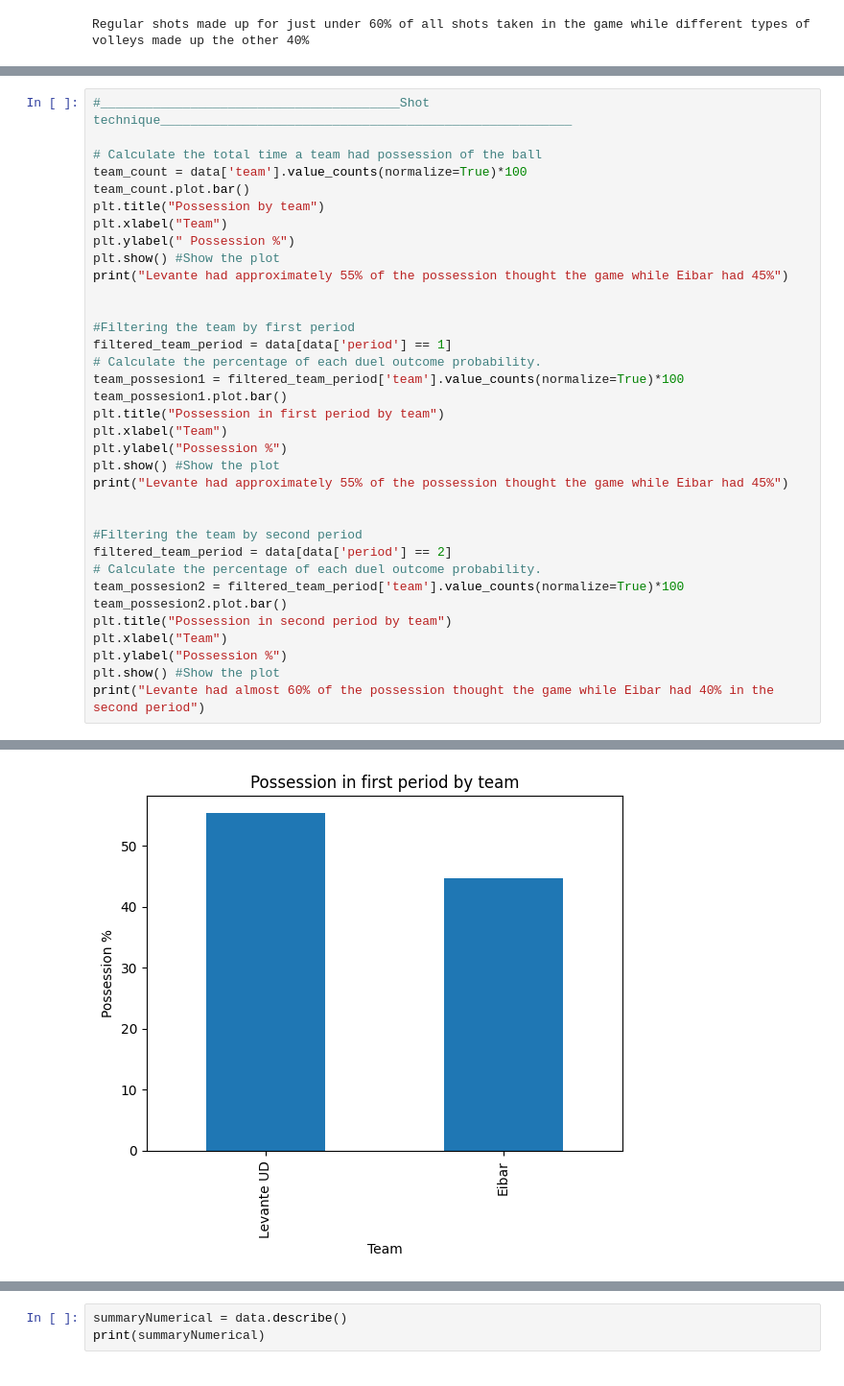
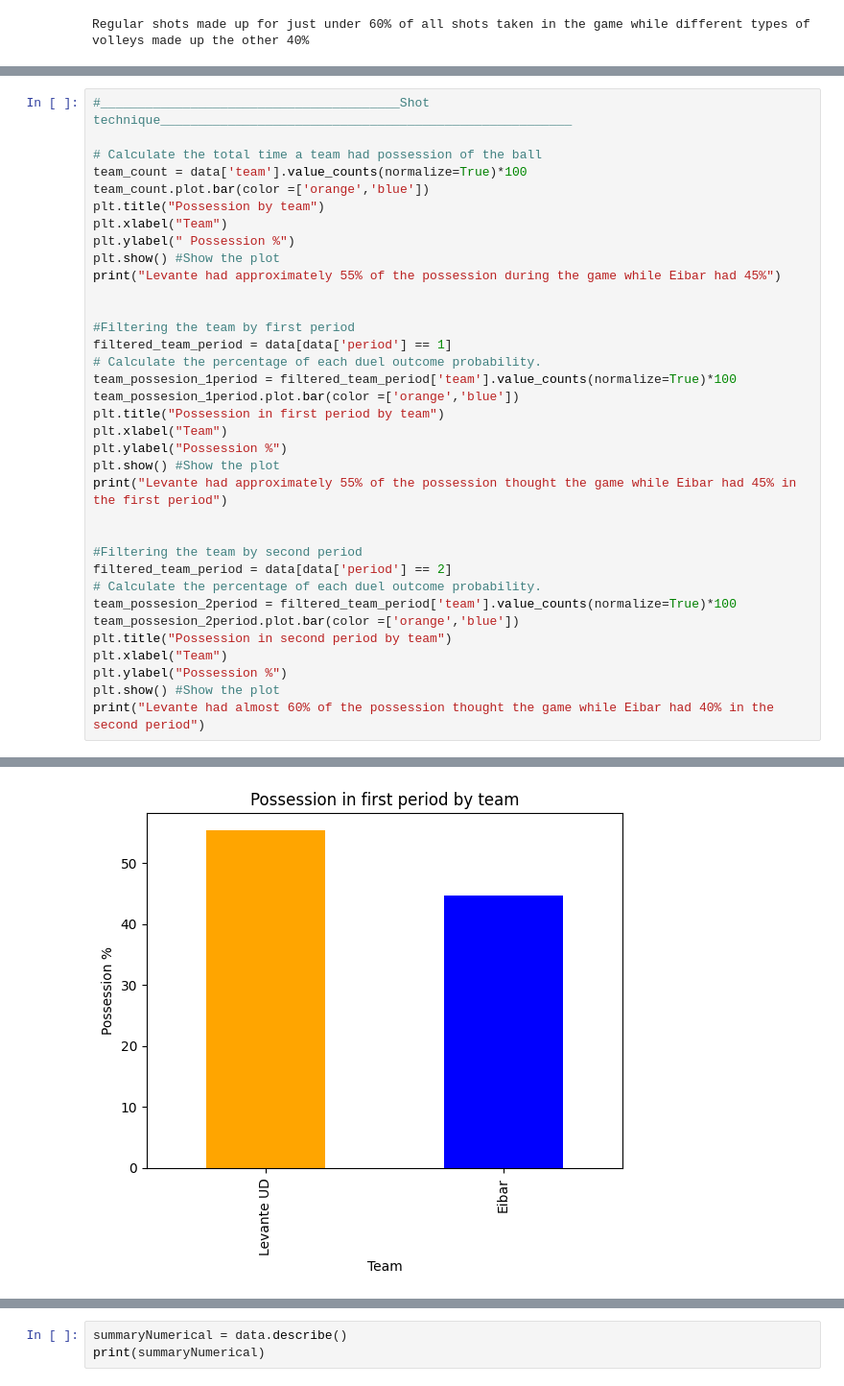
Before and after one commit to NojusMat/DataScience_CA2, a Jupyter notebook: NojusMatuseviciusDAProject.ipynb, the cells around one changed output, grey strips where cells are left out. Shown at 96% size. Drawn from its saved outputs; the diff is of its cells as text.

```diff
--- a/NojusMatuseviciusDAProject.ipynb
+++ b/NojusMatuseviciusDAProject.ipynb
@@ -428,31 +430,31 @@ Regular shots made up for just under 60% of all shots taken in the game while di
 
 # Calculate the total time a team had possession of the ball
 team_count = data['team'].value_counts(normalize=True)*100
-team_count.plot.bar()
+team_count.plot.bar(color =['orange','blue'])
 plt.title("Possession by team")
 plt.xlabel("Team")
 plt.ylabel(" Possession %")
 plt.show() #Show the plot
-print("Levante had approximately 55% of the possession thought the game while Eibar had 45%")
+print("Levante had approximately 55% of the possession during the game while Eibar had 45%")
 
 
 #Filtering the team by first period
 filtered_team_period = data[data['period'] == 1]
 # Calculate the percentage of each duel outcome probability.
-team_possesion1 = filtered_team_period['team'].value_counts(normalize=True)*100
-team_possesion1.plot.bar()
+team_possesion_1period = filtered_team_period['team'].value_counts(normalize=True)*100
+team_possesion_1period.plot.bar(color =['orange','blue'])
 plt.title("Possession in first period by team")
 plt.xlabel("Team")
 plt.ylabel("Possession %")
 plt.show() #Show the plot
-print("Levante had approximately 55% of the possession thought the game while Eibar had 45%")
+print("Levante had approximately 55% of the possession thought the game while Eibar had 45% in the first period")
 
 
 #Filtering the team by second period
 filtered_team_period = data[data['period'] == 2]
 # Calculate the percentage of each duel outcome probability.
-team_possesion2 = filtered_team_period['team'].value_counts(normalize=True)*100
-team_possesion2.plot.bar()
+team_possesion_2period = filtered_team_period['team'].value_counts(normalize=True)*100
+team_possesion_2period.plot.bar(color =['orange','blue'])
 plt.title("Possession in second period by team")
 plt.xlabel("Team")
 plt.ylabel("Possession %")
@@ -464 +466 @@ Levante had approximately 55% of the possession thought the game while Eibar had
-[figure, old version]
+[figure, new version]
```
Also changed, not shown: parts of 25 cells of this notebook.
